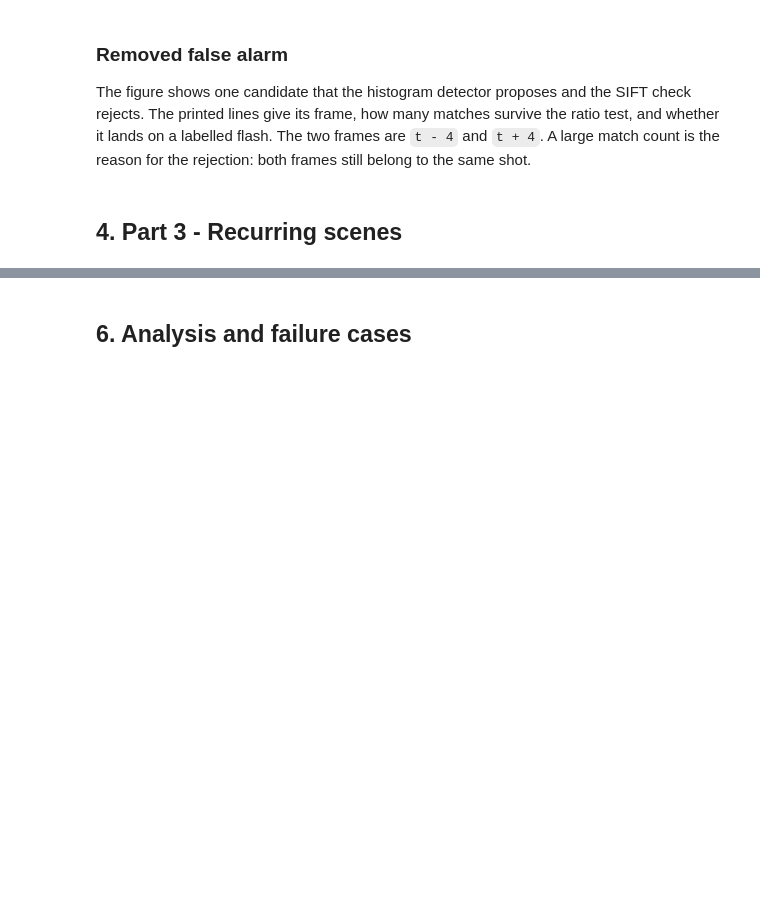
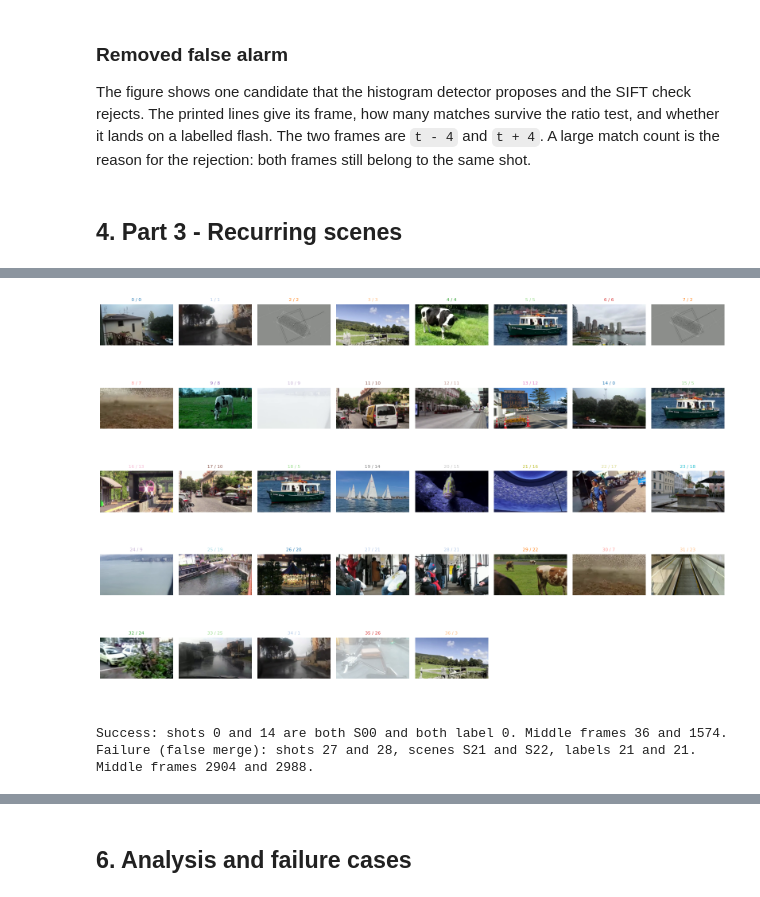
Before and after one commit to GuilhermeAQOS/CV2627, a Jupyter notebook: starter_code/73803_74514/report.ipynb, the cells around one changed output, grey strips where cells are left out. Cells and saved outputs as stored; diff of their text form; code cells hidden in the pictures; blank space fills up the shorter version.

```diff
--- a/starter_code/73803_74514/report.ipynb
+++ b/starter_code/73803_74514/report.ipynb
@@ -420,0 +597,58 @@ The figure shows one candidate that the histogram detector proposes and the SIFT
+# %%
+import grouping
+
+feature, n_keyframes, rule, threshold, *_ = best_config
+name = "dev_01"
+shots = ground_truth[name]["shots"]
+sim = dev_matrices[(feature, n_keyframes, rule)][name]
+labels = grouping.group_shots(sim, threshold)
+mids = [scenes.keyframe_indices(shot, 1)[0] for shot in shots]
+
+cols = 8
+n_rows = (len(shots) + cols - 1) // cols
+fig, axes = plt.subplots(n_rows, cols, figsize=(16, 2.2 * n_rows))
+axes = axes.ravel()
+for ax, shot, label, mid in zip(axes, shots, labels, mids):
+    ax.imshow(cv2.cvtColor(videos[name][mid], cv2.COLOR_BGR2RGB))
+    ax.set_title(
+        f"{shot['id']} / {label}",
+        fontsize=8,
+        color=plt.cm.tab20(label % 20),
+    )
+    ax.axis("off")
+for ax in axes[len(shots):]:
+    ax.axis("off")
+plt.tight_layout()
+plt.show()
+
+success = failure_miss = failure_merge = None
+for a in range(len(shots)):
+    for b in range(a + 1, len(shots)):
+        same_gt = shots[a]["scene"] == shots[b]["scene"]
+        same_pred = labels[a] == labels[b]
+        if success is None and same_gt and same_pred:
+            success = (a, b)
+        if failure_miss is None and same_gt and not same_pred:
+            failure_miss = (a, b)
+        if failure_merge is None and (not same_gt) and same_pred:
+            failure_merge = (a, b)
+
+a, b = success
+print(
+    f"Success: shots {shots[a]['id']} and {shots[b]['id']} "
+    f"are both {shots[a]['scene']} and both label {labels[a]}. "
+    f"Middle frames {mids[a]} and {mids[b]}."
+)
+fail = failure_miss if failure_miss is not None else failure_merge
+kind = "missed repeat" if failure_miss is not None else "false merge"
+a, b = fail
+print(
+    f"Failure ({kind}): shots {shots[a]['id']} and {shots[b]['id']}, "
+    f"scenes {shots[a]['scene']} and {shots[b]['scene']}, "
+    f"labels {labels[a]} and {labels[b]}. "
+    f"Middle frames {mids[a]} and {mids[b]}."
+)
+# %% [output]
+[figure, added]
+Success: shots 0 and 14 are both S00 and both label 0. Middle frames 36 and 1574.
+Failure (false merge): shots 27 and 28, scenes S21 and S22, labels 21 and 21. Middle frames 2904 and 2988.
```
Also changed, not shown: parts of 18 cells of this notebook, 4 other files.
